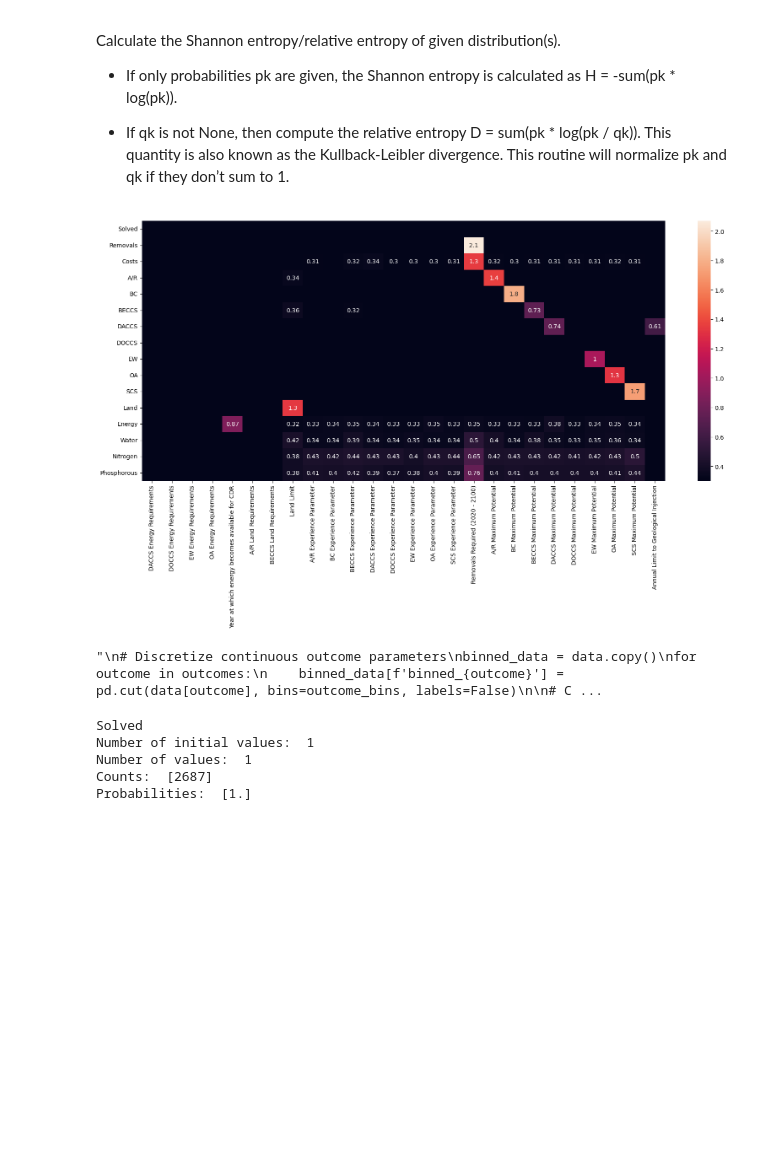
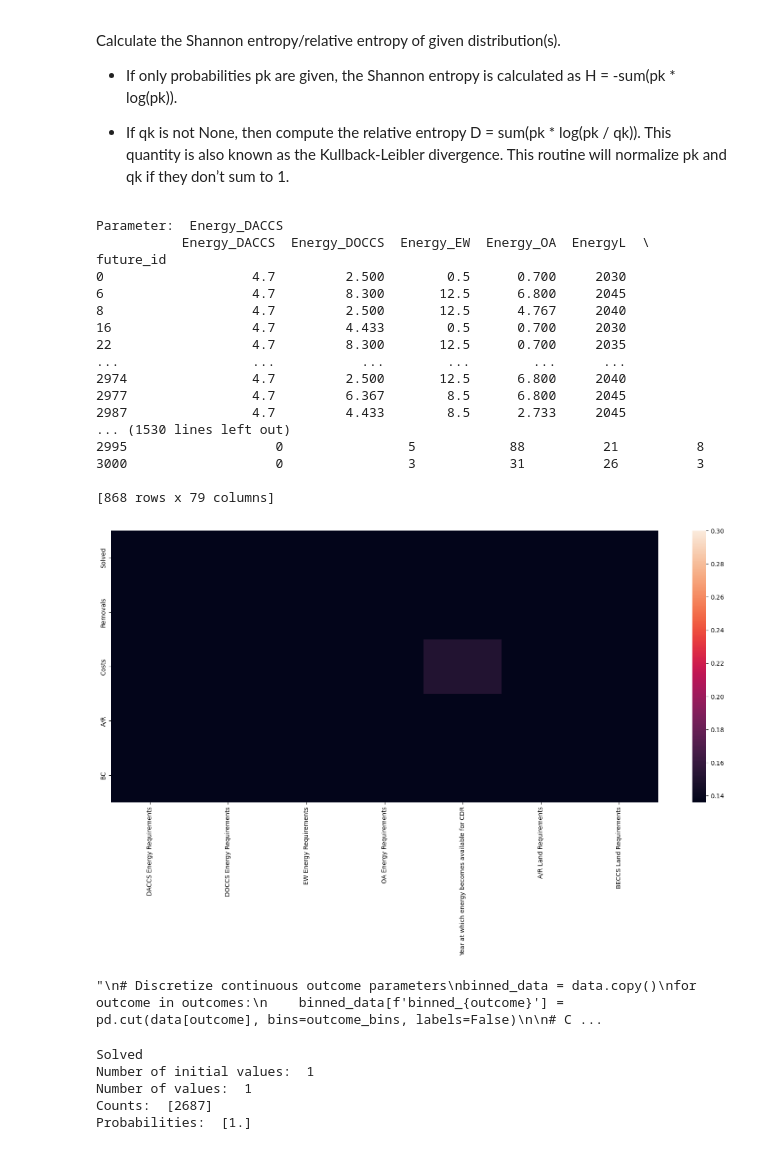
Before and after one commit to quirinarguez/CDR_Portfolios, a Jupyter notebook: Entropy_Project.ipynb, the cells around one changed output. Saved outputs shown, nothing was run; the diff lists cells and outputs as text; code cells hidden in the pictures; blank space fills up the shorter version.

Commit message:
updating README file, and entropy project

```diff
--- a/Entropy_Project.ipynb
+++ b/Entropy_Project.ipynb
@@ -257,7 +259,7 @@ outcomes = data.drop(input_parameters, axis=1).columns.to_list() # Outcomes = al
 
 outcome_bins=10
 
-reductions, conditional_entropy_results = calculate_entropy_reduction(data, outcomes[:16], input_parameters, outcome_bins=outcome_bins)
+reductions, conditional_entropy_results = calculate_entropy_reduction(data, outcomes[:5], input_parameters[:7], outcome_bins=outcome_bins)
 
 vmin= 0.3 # minimum value to show in plots
 
@@ -268,35 +270,52 @@ for d in [reductions]:
 
     plt.subplots(figsize=(20,8))
     #plt.suptitle('Reduction of entropy of outcome variables (rows) by input variables (columns) \n only values >0.2 shown for readibility', size=12, y=0.94)
     dataplot = sns.heatmap(data_to_plot, annot=True, vmin=vmin) # cm.batlowW_r: Add '"_r" to cmap to reverse it https://stackoverflow.com/questions/3279560/reverse-colormap-in-matplotlib
 
     for t in dataplot.texts: # How to annotate only valuea greater than x: https://stackoverflow.com/questions/66099438/how-to-annot-only-values-greater-than-x-on-a-seaborn-heatmap
         if float(t.get_text())>=vmin:
             t.set_text(t.get_text()) #if the value is greater than x then I set the text
         else:
             t.set_text(" ")
 
     plt.show()
 plt.close('all')
 '''
 # Discretize continuous outcome parameters
 binned_data = data.copy()
 for outcome in outcomes:
     binned_data[f'binned_{outcome}'] = pd.cut(data[outcome], bins=outcome_bins, labels=False)
 
 # Calculate baseline entropy for each outcome
 baseline_entropy = {}
 for outcome in outcomes:
     values, counts = np.unique(binned_data[f'binned_{outcome}'], return_counts=True) # Find the unique elements of an array (values), and the number of times each unique item appears in the array (counts).
     print(outcome)
     print('Values: ', values)
     print('Counts: ', counts)
     probabilities = counts / counts.sum()
     print('Probabilities: ', probabilities)
     print()'''
 # %% [output]
+Parameter:  Energy_DACCS
+           Energy_DACCS  Energy_DOCCS  Energy_EW  Energy_OA  EnergyL  \
+future_id
+0                   4.7         2.500        0.5      0.700     2030
+6                   4.7         8.300       12.5      6.800     2045
+8                   4.7         2.500       12.5      4.767     2040
+16                  4.7         4.433        0.5      0.700     2030
+22                  4.7         8.300       12.5      0.700     2035
+...                 ...           ...        ...        ...      ...
+2974                4.7         2.500       12.5      6.800     2040
+2977                4.7         6.367        8.5      6.800     2045
+2987                4.7         4.433        8.5      2.733     2045
+... (1530 lines left out)
+2995                   0                5            88          21          8
+3000                   0                3            31          26          3
+
+[868 rows x 79 columns]
-[figure, old version]
+[figure, new version]
-"\n# Discretize continuous outcome parameters\nbinned_data = data.copy()\nfor outcome in outcomes:\n    binned_data[f'binned_{outcome}'] = pd.cut(data[outcome], bins=outcome_bins, labels=False)\n\n# C ...
+"\n# Discretize continuous outcome parameters\nbinned_data = data.copy()\nfor outcome in outcomes:\n    binned_data[f'binned_{outcome}'] = pd.cut(data[outcome], bins=outcome_bins, labels=False)\n\n# C ...
 # %%
 '''
 # Discretize continuous outcome parameters
```
Also changed, not shown: parts of 1 cell of this notebook, 3 other files.
